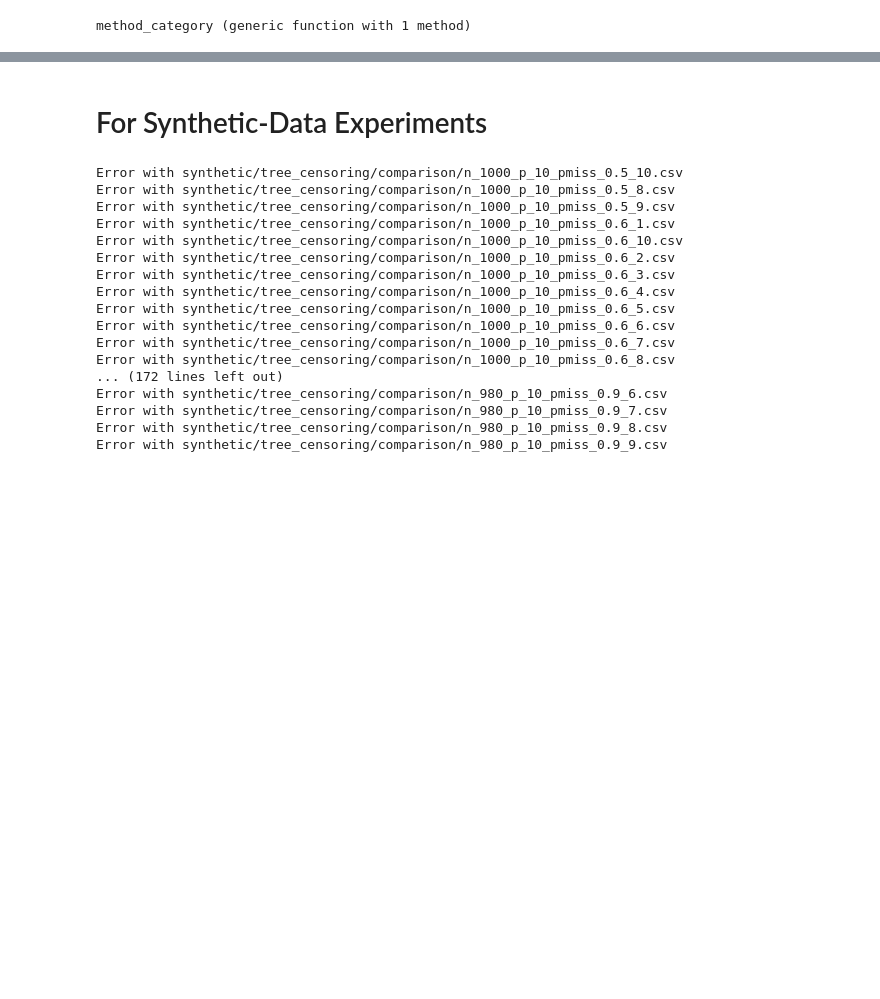
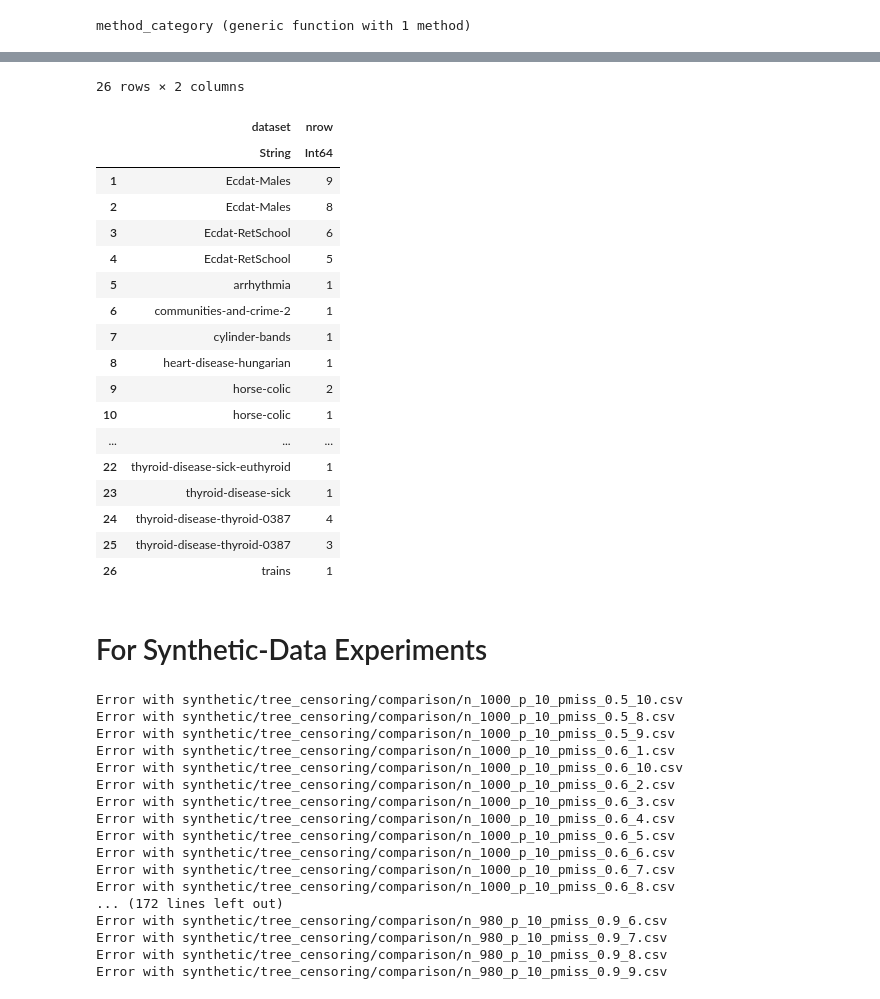
Before and after one commit to adelarue/PMD, a Jupyter notebook: results/Compile results together.ipynb, the cells around one changed output, grey strips where cells are left out. Saved outputs shown, nothing was run; the diff lists cells and outputs as text; code cells hidden in the pictures; blank space fills up the shorter version.

```diff
--- a/results/Compile results together.ipynb
+++ b/results/Compile results together.ipynb
@@ -19,3 +82,25 @@ method_category (generic function with 1 method)
+# %%
+unique(filter( t-> t[:nrow] < 10, combine(groupby(res, [:dataset, :method]), nrow))[:,[:dataset, :nrow]])
+# %% [output]
+26 rows × 2 columns
+|  | dataset | nrow |
+|  | String | Int64 |
+| 1 | Ecdat-Males | 9 |
+| 2 | Ecdat-Males | 8 |
+| 3 | Ecdat-RetSchool | 6 |
+| 4 | Ecdat-RetSchool | 5 |
+| 5 | arrhythmia | 1 |
+| 6 | communities-and-crime-2 | 1 |
+| 7 | cylinder-bands | 1 |
+| 8 | heart-disease-hungarian | 1 |
+| 9 | horse-colic | 2 |
+| 10 | horse-colic | 1 |
+| ... | ... | ... |
+| 22 | thyroid-disease-sick-euthyroid | 1 |
+| 23 | thyroid-disease-sick | 1 |
+| 24 | thyroid-disease-thyroid-0387 | 4 |
+| 25 | thyroid-disease-thyroid-0387 | 3 |
+| 26 | trains | 1 |
 # %% [markdown]
 # For Synthetic-Data Experiments
 # %%
```
Also changed, not shown: parts of 5 cells of this notebook, 2 other files.
